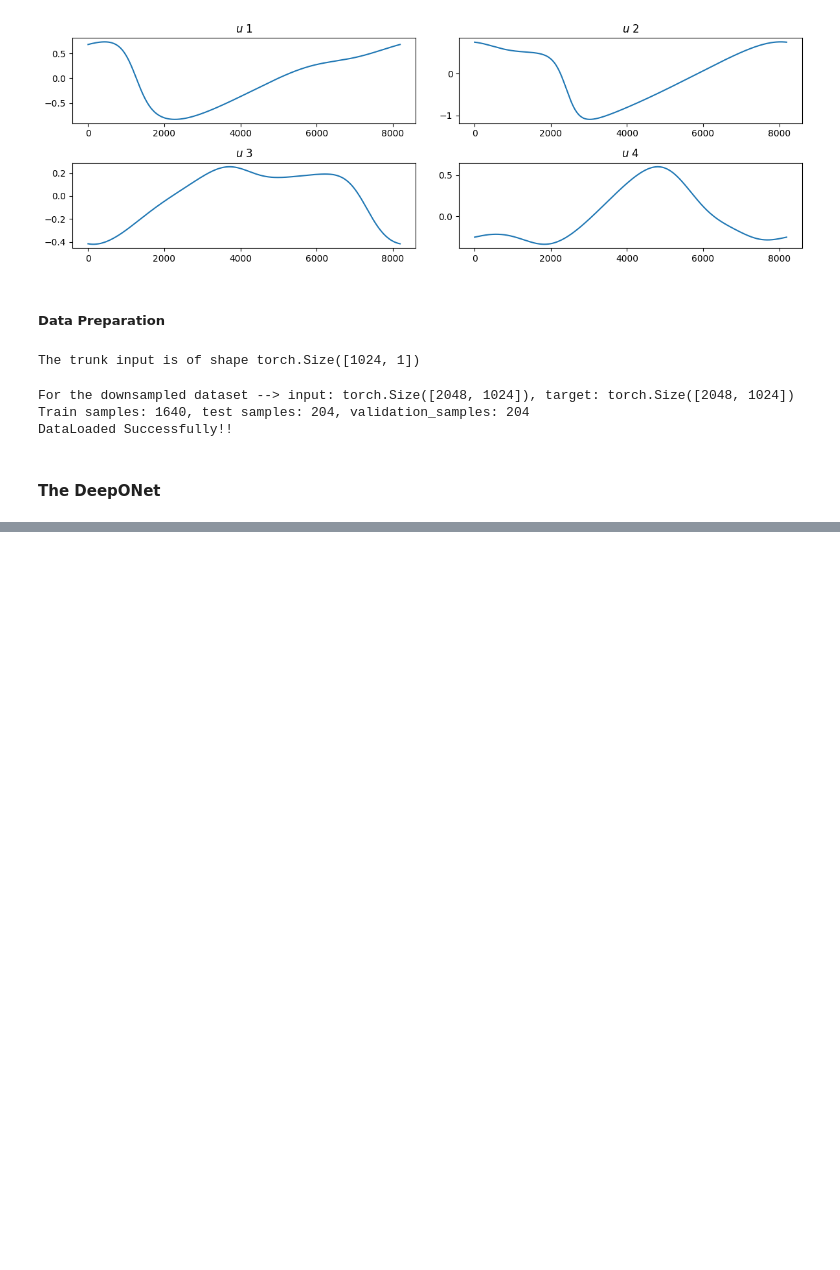
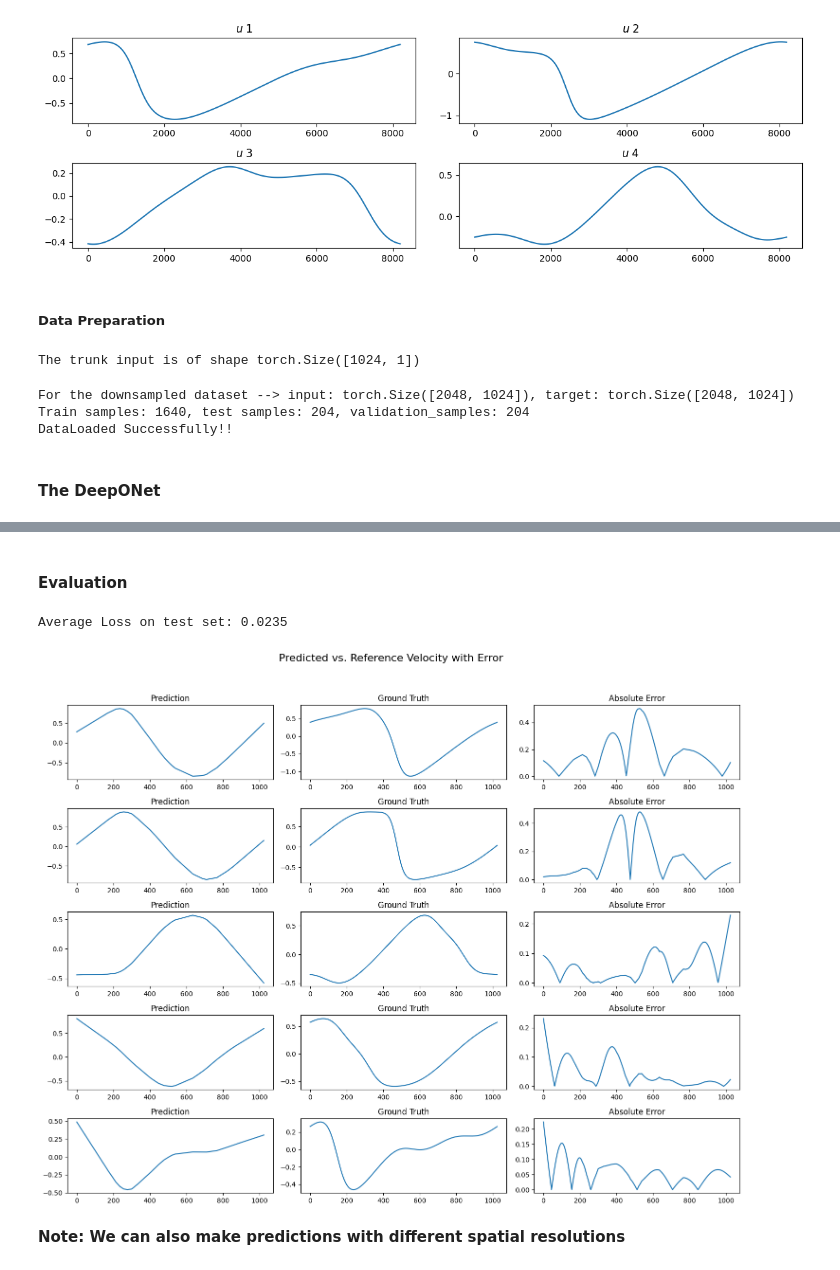
Before and after one commit to oduolaidrisA/Scientific-Machine-Learning, a Jupyter notebook: DeepONet_for_Burgers_equation_1d.ipynb, the cells around one changed output, grey strips where cells are left out. Cells and saved outputs as stored; diff of their text form; code cells hidden in the pictures; blank space fills up the shorter version.

```diff
--- a/DeepONet_for_Burgers_equation_1d.ipynb
+++ b/DeepONet_for_Burgers_equation_1d.ipynb
@@ -75,15 +72,15 @@ To learn the operator $\mathcal{G}$ that maps every $u_0(x)$ to $u_1(x)$, we bui
 class config:
   def __init__(self):
     #The training parameters
-    self.num_epoch = 50
-    self.batch_size = 20
+    self.num_epoch = 300
+    self.batch_size = 50
 
     #Optimizer
     self.lr = 0.001
-    self.weight_decay = 1e-4  #Regularization weight
+    self.weight_decay = 1e-3  #Regularization weight
 
     #The learning rate scheduler
-    self.step_size = 100  #To decay after every, say 100 epochs
+    self.step_size = 75  #To decay after every, say 100 epochs
     self.gamma = 0.5      #To reduce the learning rate by gamma (say, 1/2)
 
     ##Model hyperparameters
@@ -176,7 +173,7 @@ t_grid = x_spatial[::cfg.sub_sample].unsqueeze(1)
 print(f"The trunk input is of shape {t_grid.shape}")
 
 #Now, we can add the trunk input in our config class
-cfg.t_grid = t_grid
+cfg.t_grid = t_grid.to(device)
 # %% [output]
 The trunk input is of shape torch.Size([1024, 1])
 # %%
@@ -206,7 +203,7 @@ def prepare_data(raw_data, cfg):
     #Creating the dataloader
     train_loader = DataLoader(branch_train_set, batch_size=cfg.batch_size, shuffle=True)
     test_loader = DataLoader(test_set, batch_size=cfg.batch_size, shuffle=False)
-    val_loader = DataLoader(val_set, batch_size=cfg.batch_size, shuffle=False)
+    val_loader = DataLoader(val_set, batch_size=cfg.batch_size, shuffle=False, num_workers = 3)
 
     return train_loader, test_loader, val_loader
 # %%
@@ -313,0 +410,37 @@ u0.shape
+# %% [markdown]
+#### Evaluation
+# %%
+#First load best model with validation in checkpoint
+checkpoint_path = sorted(Path(cfg.checkpoint_dir).glob("deeponet_burgers_1d-*.ckpt"))[-1]
+model = PlModel.load_from_checkpoint(checkpoint_path, cfg=cfg)
+avgloss, preds, exact = model.evaluate_on_test_set(data_module.test_dataloader())
+# %% [output]
+Average Loss on test set: 0.0235
+# %%
+plt.figure(figsize=(15, 12))
+plt.suptitle("Predicted vs. Reference Velocity with Error", fontsize=16)
+
+n = 0
+for i in range(5):  # Plot 5 samples: pred + target + error
+    # Prediction
+    plt.subplot(5, 3, 3 * i + 1)
+    plt.plot(preds[n][i, :].cpu().numpy())
+    plt.title(f"Prediction")
+
+    # Ground truth
+    plt.subplot(5, 3, 3 * i + 2)
+    plt.plot(exact[n][i, :])
+    plt.title(f"Ground Truth")
+
+    # Absolute error
+    plt.subplot(5, 3, 3 * i + 3)
+    error = np.abs(preds[n][i, :].cpu().numpy() - exact[n][i, :].numpy())
+    plt.plot(error)
+    plt.title(f"Absolute Error")
+
+plt.tight_layout(rect=[0, 0, 1, 0.95])
+plt.show()
+# %% [output]
+[figure, added]
+# %% [markdown]
+**Note: We can also make predictions with different spatial resolutions**
```
Also changed, not shown: parts of 6 cells of this notebook.
